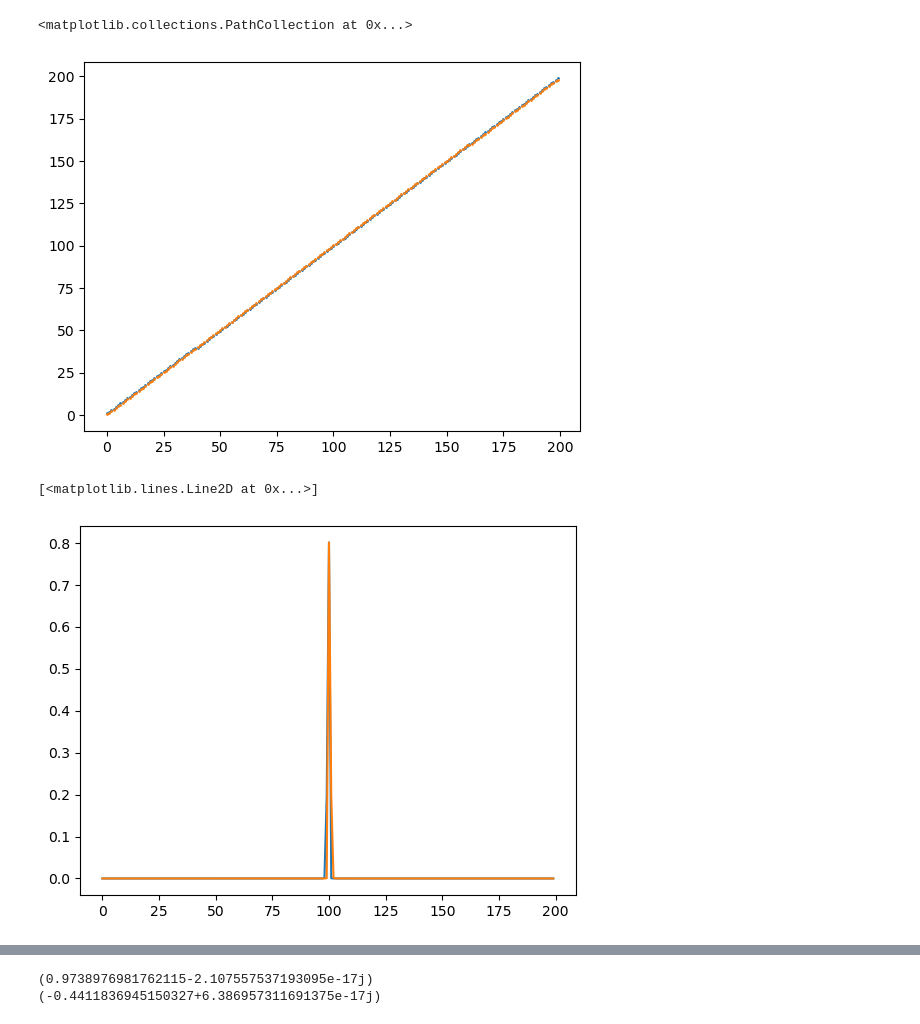
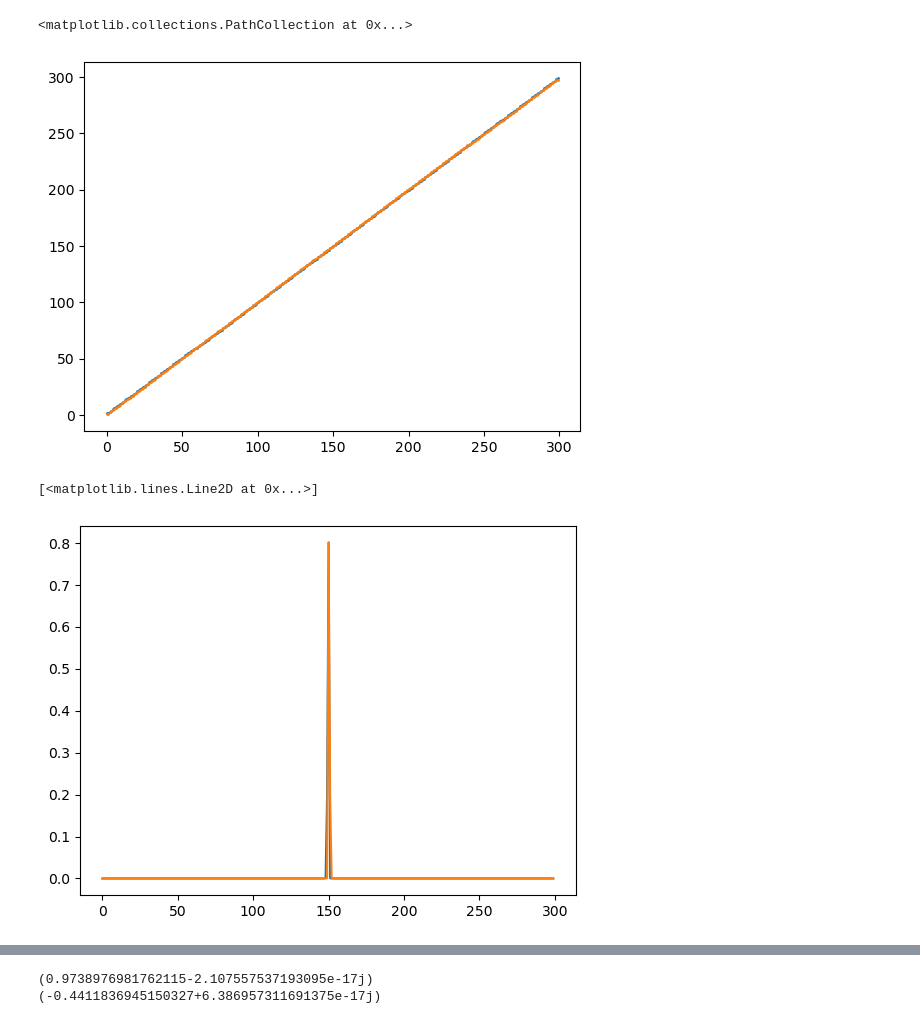
Before and after one commit to linxiaodong-lom/ChiralMagentEffect, a Jupyter notebook: 4DTIPUMPphase.ipynb, the cells around one changed output, grey strips where cells are left out. Saved outputs shown, nothing was run; the diff lists cells and outputs as text; code cells hidden in the pictures.

```diff
--- a/4DTIPUMPphase.ipynb
+++ b/4DTIPUMPphase.ipynb
@@ -34,8 +34,8 @@ def Ham(m,kx,ky,kz,t):
     h0 = m+ np.cos(kx)+np.cos(ky)+np.cos(kz) + np.cos(t)
     h1 = np.sin(kx)
     h2 = np.sin(ky)
-    h3 = np.sin(kz)
-    h4 = np.sin(t)
+    h3 = 0.5*np.sin(kz)
+    h4 = 1*np.sin(t)
     H = h0*gamma0 + h1*gamma1 + h2*gamma2 + h3*gamma3 + h4*gamma4
     return H
 
@@ -44,7 +44,7 @@ def getSpinState(m,kx,ky,kz,kw):
     sigmay = np.array([[0,-1j],[1j,0]])
     sigmaz = np.array([[1,0],[0,-1]])
 
-    spinsector = np.kron(np.eye(2),sigmaz)
+    spinsector = 1/2*np.kron(np.eye(2),sigmaz)
     H = Ham(m,kx,ky,kz,kw)
     Eband,eigvec = np.linalg.eigh(H)
     U = np.zeros((2,2),dtype=complex)
@@ -186,7 +186,7 @@ def CurrentOp(N):
     return H
 
 def Evlolve(m,kx,ky,N,phi0,T):
-    t = np.linspace(0,-T,20000)
+    t = np.linspace(0,T,20000)
     phi = np.zeros((len(t),4*N,1),dtype=complex)
     phi[0] = phi0
     kw = 2*np.pi*t/T+np.pi/4
@@ -199,9 +206,9 @@ def Evlolve(m,kx,ky,N,phi0,T):
 # %%
-N = 200
+N = 300
 kz = np.arange(-np.pi,np.pi,2*np.pi/N)
 dk = kz[1]-kz[0]
 m = -3
-kx = np.pi/10
+kx = 0
 ky = 0
 t = np.linspace(0,2*np.pi,100)
 Eband = np.zeros((len(kz),len(t),4))
@@ -249,15 +256,15 @@ indexVdown = np.argsort(Centerdown)
 plt.scatter(np.arange(len(Centerdown)),Centerdown[indexVdown],s=1)
 # %% [output]
 <matplotlib.collections.PathCollection at 0x...>
-[figure, old version]
+[figure, new version]
 # %%
-phi0 = (Vup[:,indicesup[indexVup[100]]]).reshape(4*N,1)
-phi01 = (Vdown[:,indicesdown[indexVdown[100]]]).reshape(4*N,1)
+phi0 = (Vup[:,indicesup[indexVup[150]]]).reshape(4*N,1)
+phi01 = (Vdown[:,indicesdown[indexVdown[150]]]).reshape(4*N,1)
 plt.plot(np.arange(N),np.abs(phi0[::4])**2+np.abs(phi0[1::4])**2+np.abs(phi0[3::4])**2+np.abs(phi0[2::4])**2)
 plt.plot(np.arange(N),np.abs(phi01[::4])**2+np.abs(phi01[1::4])**2+np.abs(phi01[3::4])**2+np.abs(phi01[2::4])**2)
 # %% [output]
 [<matplotlib.lines.Line2D at 0x...>]
-[figure, old version]
+[figure, new version]
 # %%
 T= 200
 rho = Evlolve(m,kx,ky,N,phi0,T)
```
Also changed, not shown: parts of 6 cells of this notebook, 2 other files.
